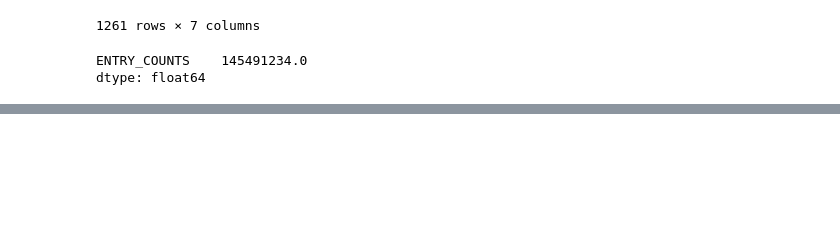
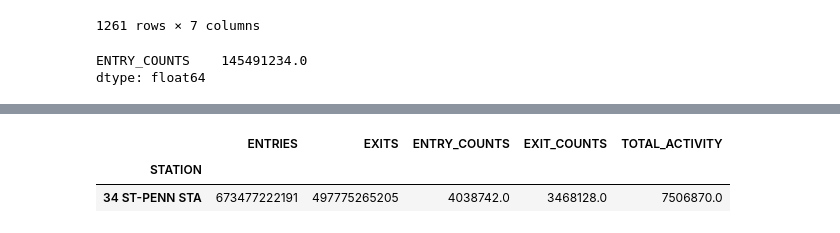
Before and after one commit to max-clarke/chi19_ds9_project_benson, a Jupyter notebook: weekends_vs_weekdays.ipynb, the cells around one changed output, grey strips where cells are left out. Saved outputs shown, nothing was run; the diff lists cells and outputs as text; code cells hidden in the pictures; blank space fills up the shorter version.

```diff
--- a/weekends_vs_weekdays.ipynb
+++ b/weekends_vs_weekdays.ipynb
@@ -224,0 +261,7 @@ dtype: float64
+# %%
+penn = penn.groupby('d').sum()
+penn
+# %% [output]
+|  | ENTRIES | EXITS | ENTRY_COUNTS | EXIT_COUNTS | TOTAL_ACTIVITY |
+| STATION |  |  |  |  |  |
+| 34 ST-PENN STA | 673477222191 | 497775265205 | 4038742.0 | 3468128.0 | 7506870.0 |
```
Also changed, not shown: parts of 2 cells of this notebook, 1 other file.
